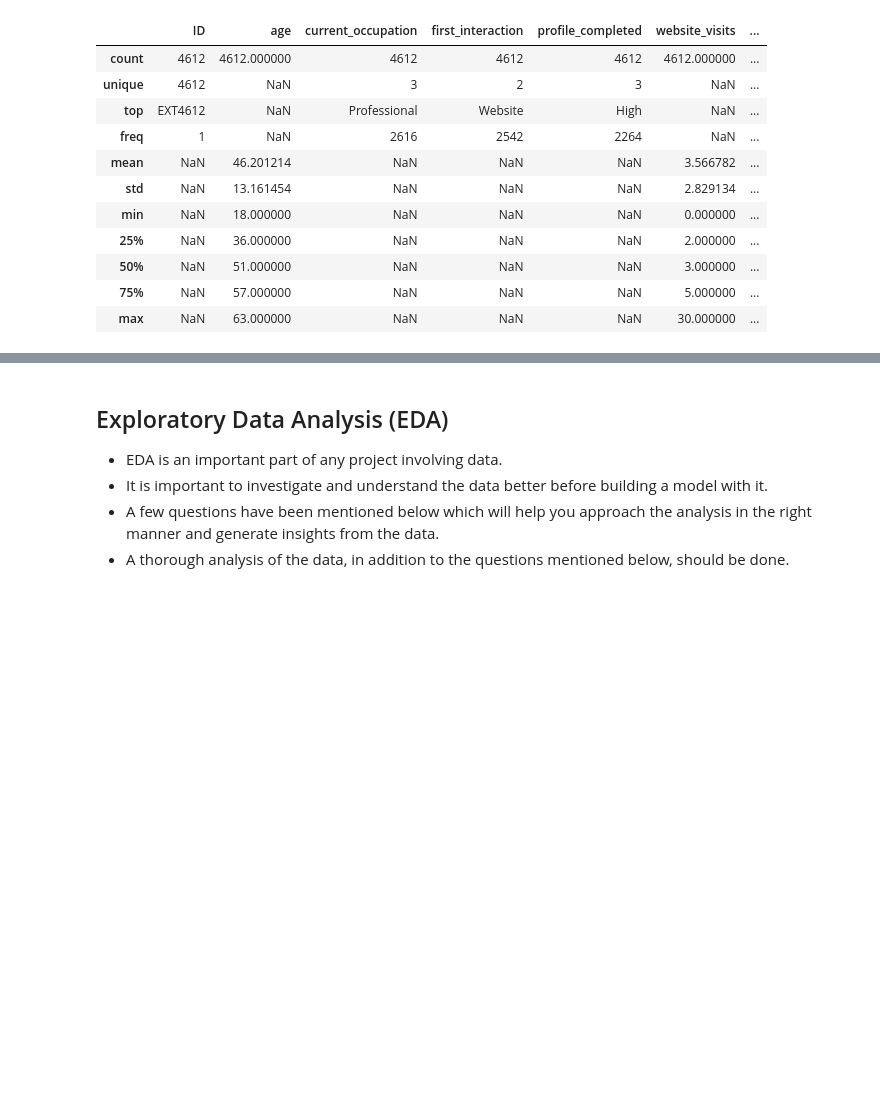
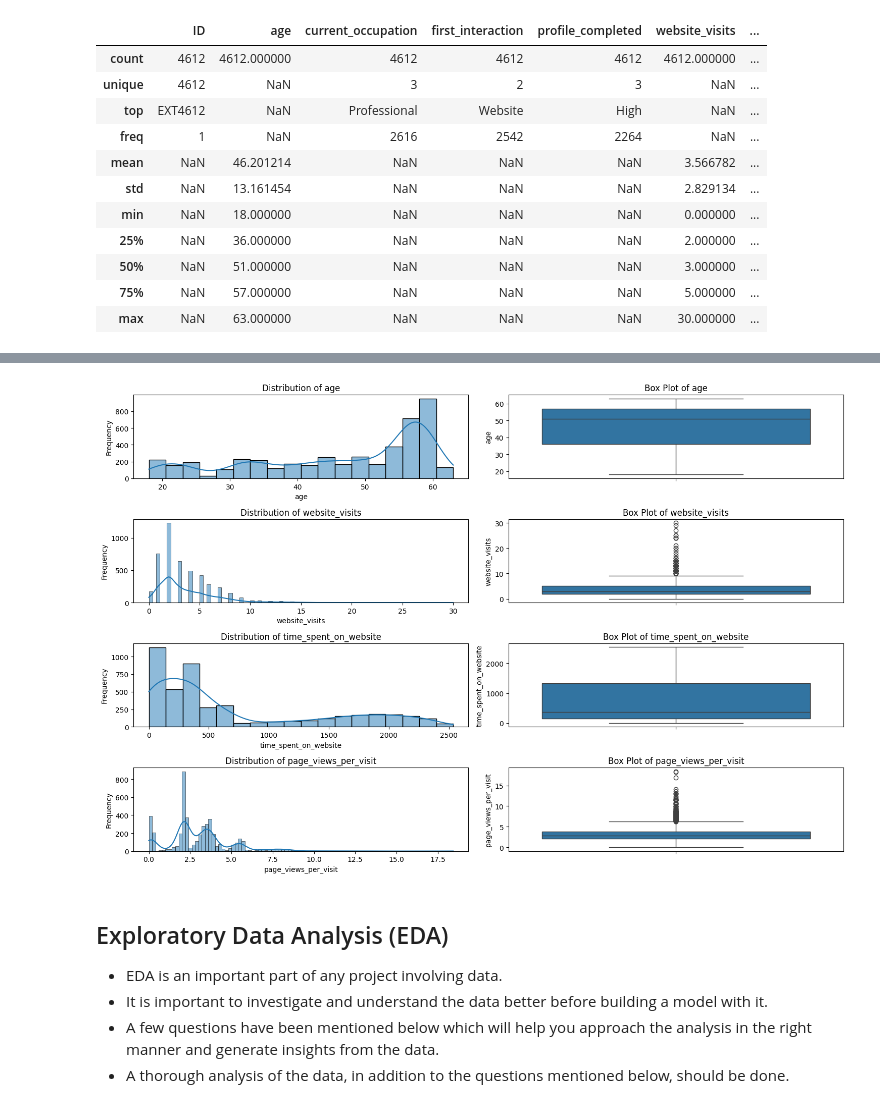
Before and after one commit to mikejoe144/MIT_Course_ElectiveProject, a Jupyter notebook: Learner Notebook - Full Code Version - Potential Customers Prediction.ipynb, the cells around one changed output, grey strips where cells are left out. Saved outputs shown, nothing was run; the diff lists cells and outputs as text; code cells hidden in the pictures; blank space fills up the shorter version.

```diff
--- a/Learner Notebook - Full Code Version - Potential Customers Prediction.ipynb
+++ b/Learner Notebook - Full Code Version - Potential Customers Prediction.ipynb
@@ -181,3 +193,27 @@ display(df.describe(include='all'))
+# %%
+# Select numerical columns excluding 'status'
+num_cols_for_hist = df.select_dtypes(include=np.number).columns.tolist()
+if 'status' in num_cols_for_hist:
+    num_cols_for_hist.remove('status')
+
+# Loop through the selected numerical columns and plot histograms and boxplots
+plt.figure(figsize=(15, 10))
+for i, col in enumerate(num_cols_for_hist):
+    plt.subplot(len(num_cols_for_hist), 2, i*2 + 1) # Histogram
+    sns.histplot(df[col], kde=True)
+    plt.title(f'Distribution of {col}')
+    plt.xlabel(col)
+    plt.ylabel('Frequency')
+
+    plt.subplot(len(num_cols_for_hist), 2, i*2 + 2) # Boxplot
+    sns.boxplot(y=df[col])
+    plt.title(f'Box Plot of {col}')
+    plt.ylabel(col)
+
+plt.tight_layout()
+plt.show()
+# %% [output]
+[figure, added]
 # %% [markdown]
 ## Exploratory Data Analysis (EDA)
 
```
Also changed, not shown: parts of 16 cells of this notebook.
